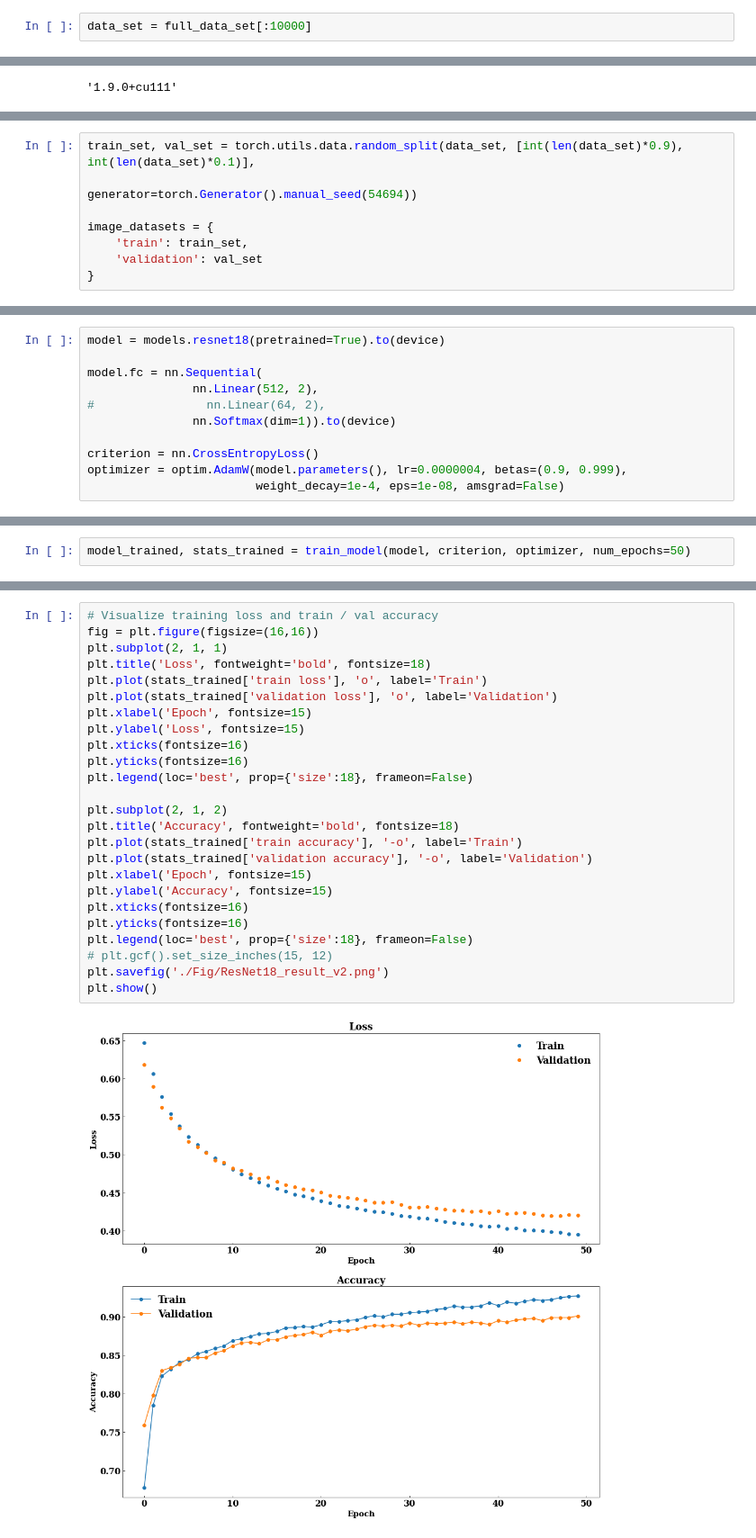
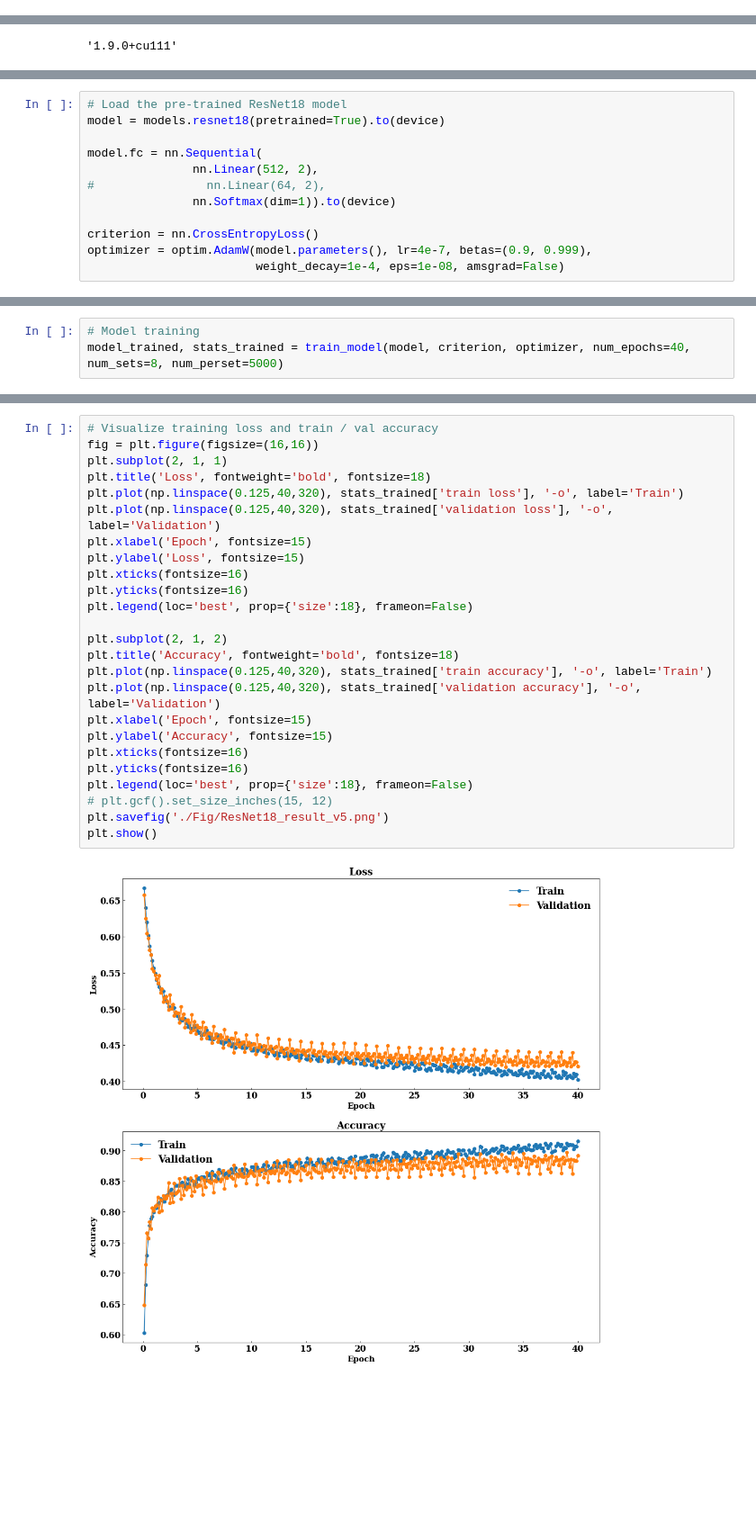
Before and after one commit to ymch815/ECE228ProjectTeam10, a Jupyter notebook: Pre_trained_model/BreastCancer_ResNet18.ipynb, the cells around one changed output, grey strips where cells are left out. Shown at 90% size. Drawn from its saved outputs; the diff is of its cells as text; blank space fills up the shorter version.

```diff
--- a/Pre_trained_model/BreastCancer_ResNet18.ipynb
+++ b/Pre_trained_model/BreastCancer_ResNet18.ipynb
@@ -95,2 +72,0 @@ Number of images with label 1: 3215
-# %%
-data_set = full_data_set[:10000]
@@ -113,11 +86,3 @@ device = torch.device("cuda:0" if torch.cuda.is_available() else "cpu")
 device
 # %% [output]
 device(type='cuda', index=0)
-# %%
-train_set, val_set = torch.utils.data.random_split(data_set, [int(len(data_set)*0.9), int(len(data_set)*0.1)],
-                                                   generator=torch.Generator().manual_seed(54694))
-
-image_datasets = {
-    'train': train_set,
-    'validation': val_set
-}
@@ -133,4 +132,5 @@ dataloaders = {
 # %%
+# Load the pre-trained ResNet18 model
 model = models.resnet18(pretrained=True).to(device)
 
 model.fc = nn.Sequential(
@@ -139,5 +139,5 @@ model.fc = nn.Sequential(
                nn.Softmax(dim=1)).to(device)
 
 criterion = nn.CrossEntropyLoss()
-optimizer = optim.AdamW(model.parameters(), lr=0.0000004, betas=(0.9, 0.999),
+optimizer = optim.AdamW(model.parameters(), lr=4e-7, betas=(0.9, 0.999),
                         weight_decay=1e-4, eps=1e-08, amsgrad=False)
@@ -209,5 +216,6 @@ def train_model(model, criterion, optimizer, num_epochs=3):
 
     return model, stats
 # %%
-model_trained, stats_trained = train_model(model, criterion, optimizer, num_epochs=50)
+# Model training
+model_trained, stats_trained = train_model(model, criterion, optimizer, num_epochs=40, num_sets=8, num_perset=5000)
 # %% [output]
@@ -233,28 +243,28 @@ validation loss: 0.4197, acc: 0.9010
 # %%
 # Visualize training loss and train / val accuracy
 fig = plt.figure(figsize=(16,16))
 plt.subplot(2, 1, 1)
 plt.title('Loss', fontweight='bold', fontsize=18)
-plt.plot(stats_trained['train loss'], 'o', label='Train')
-plt.plot(stats_trained['validation loss'], 'o', label='Validation')
+plt.plot(np.linspace(0.125,40,320), stats_trained['train loss'], '-o', label='Train')
+plt.plot(np.linspace(0.125,40,320), stats_trained['validation loss'], '-o', label='Validation')
 plt.xlabel('Epoch', fontsize=15)
 plt.ylabel('Loss', fontsize=15)
 plt.xticks(fontsize=16)
 plt.yticks(fontsize=16)
 plt.legend(loc='best', prop={'size':18}, frameon=False)
 
 plt.subplot(2, 1, 2)
 plt.title('Accuracy', fontweight='bold', fontsize=18)
-plt.plot(stats_trained['train accuracy'], '-o', label='Train')
-plt.plot(stats_trained['validation accuracy'], '-o', label='Validation')
+plt.plot(np.linspace(0.125,40,320), stats_trained['train accuracy'], '-o', label='Train')
+plt.plot(np.linspace(0.125,40,320), stats_trained['validation accuracy'], '-o', label='Validation')
 plt.xlabel('Epoch', fontsize=15)
 plt.ylabel('Accuracy', fontsize=15)
 plt.xticks(fontsize=16)
 plt.yticks(fontsize=16)
 plt.legend(loc='best', prop={'size':18}, frameon=False)
 # plt.gcf().set_size_inches(15, 12)
-plt.savefig('./Fig/ResNet18_result_v2.png')
+plt.savefig('./Fig/ResNet18_result_v5.png')
 plt.show()
 # %% [output]
-[figure, old version]
+[figure, new version]
 # %%
```
Also changed, not shown: parts of 20 cells of this notebook.
